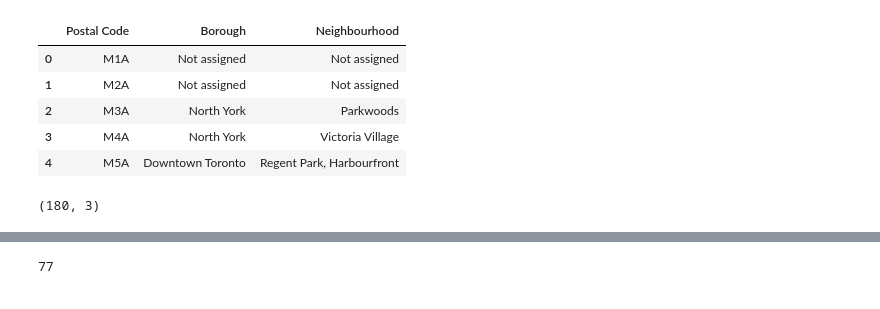
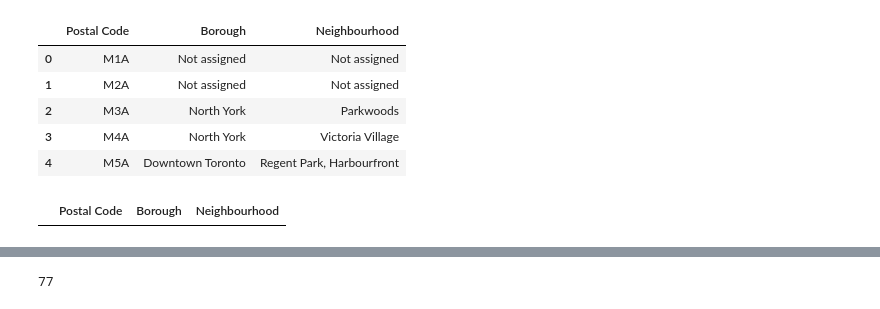
Before and after one commit to ameralbuttma/Coursera_Capstone_12_24_2020, a Jupyter notebook: Segmenting and Clustering Neighborhoods in Toronto.ipynb, the cells around one changed output, grey strips where cells are left out. Drawn from its saved outputs; the diff is of its cells as text; code cells hidden in the pictures.

```diff
--- a/Segmenting and Clustering Neighborhoods in Toronto.ipynb
+++ b/Segmenting and Clustering Neighborhoods in Toronto.ipynb
@@ -75,7 +75,10 @@ df_1.head()
 | 2 | M3A | North York | Parkwoods |
 | 3 | M4A | North York | Victoria Village |
 | 4 | M5A | Downtown Toronto | Regent Park, Harbourfront |
-# %%
-df_1.shape
-# %% [output]
-(180, 3)
+# %%
+# to check the duplicate data
+
+duplicate = df_1[df_1.duplicated(['Postal Code'])]
+duplicate
+# %% [output]
+|  | Postal Code | Borough | Neighbourhood |
```
Also changed, not shown: parts of 12 cells of this notebook.
